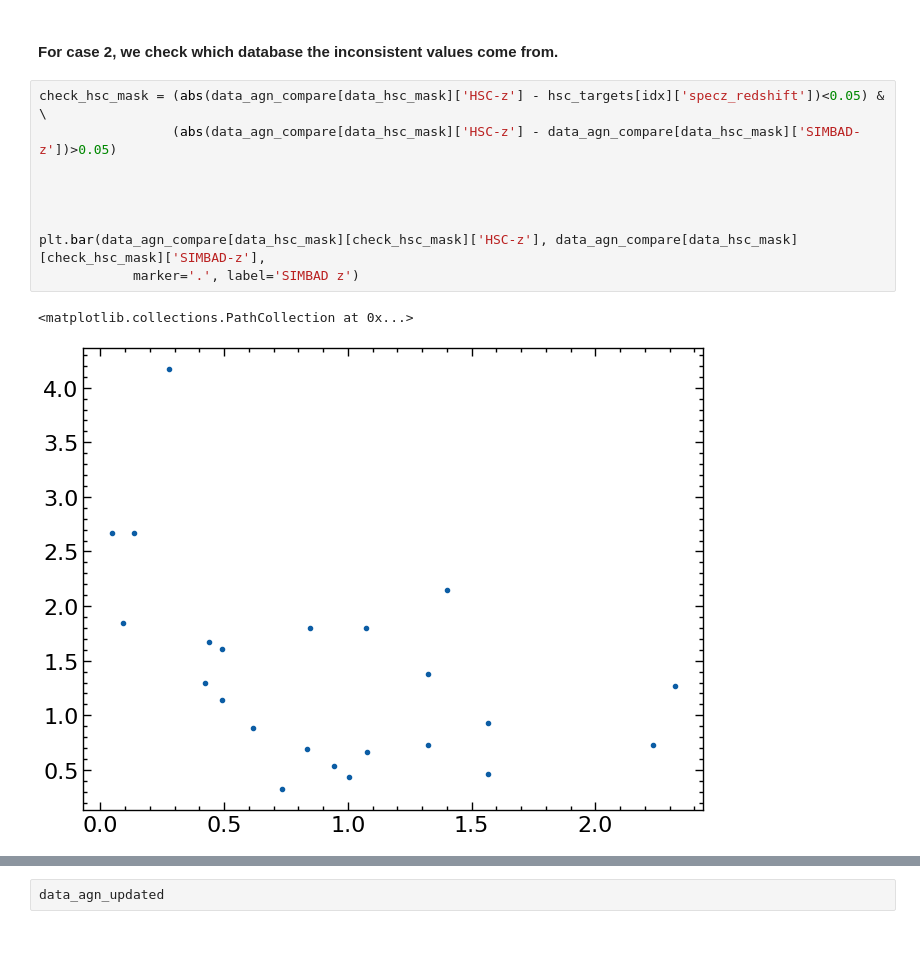
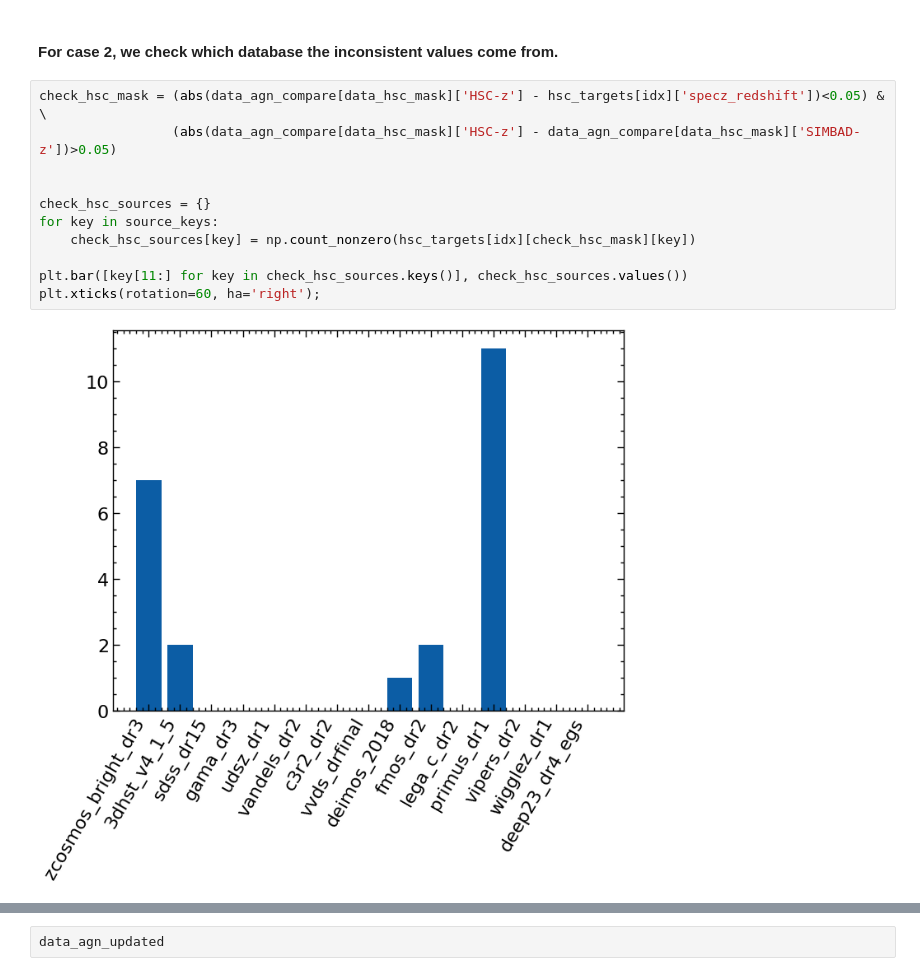
Before and after one commit to Chisen-Lupus/dwarf_agn_cosmos, a Jupyter notebook: hsc-ssp-download.ipynb, the cells around one changed output, grey strips where cells are left out. Drawn from its saved outputs; the diff is of its cells as text; blank space fills up the shorter version.

Commit message:
added diagrams for inconsistent sources

```diff
--- a/hsc-ssp-download.ipynb
+++ b/hsc-ssp-download.ipynb
@@ -314,12 +314,13 @@ One possible reason for those off `x` (1. and 3.) is that they used L1 norm inst
 # %%
 check_hsc_mask = (abs(data_agn_compare[data_hsc_mask]['HSC-z'] - hsc_targets[idx]['specz_redshift'])<0.05) & \
                  (abs(data_agn_compare[data_hsc_mask]['HSC-z'] - data_agn_compare[data_hsc_mask]['SIMBAD-z'])>0.05)
 
 
+check_hsc_sources = {}
+for key in source_keys:
+    check_hsc_sources[key] = np.count_nonzero(hsc_targets[idx][check_hsc_mask][key])
 
-
-plt.bar(data_agn_compare[data_hsc_mask][check_hsc_mask]['HSC-z'], data_agn_compare[data_hsc_mask][check_hsc_mask]['SIMBAD-z'],
-            marker='.', label='SIMBAD z')
+plt.bar([key[11:] for key in check_hsc_sources.keys()], check_hsc_sources.values())
+plt.xticks(rotation=60, ha='right');
 # %% [output]
-<matplotlib.collections.PathCollection at 0x...>
-[figure, old version]
+[figure, new version]
```
Also changed, not shown: parts of 2 cells of this notebook.
